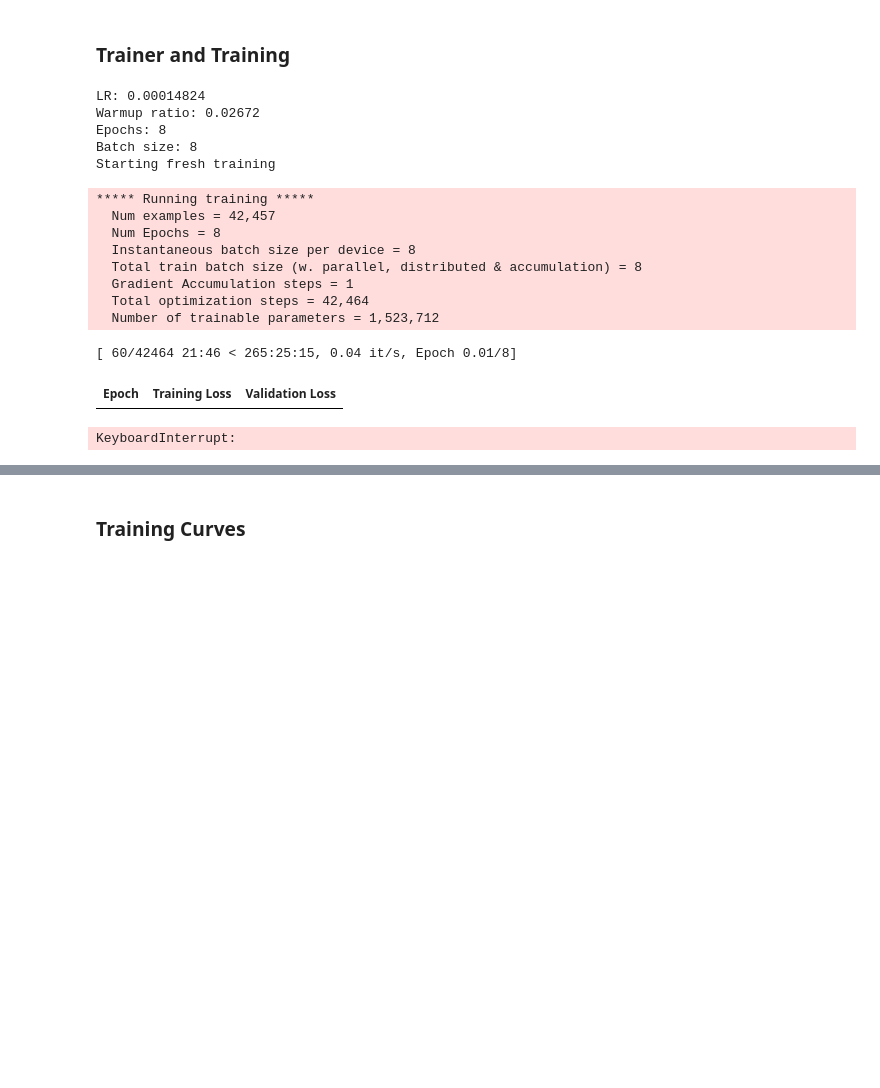
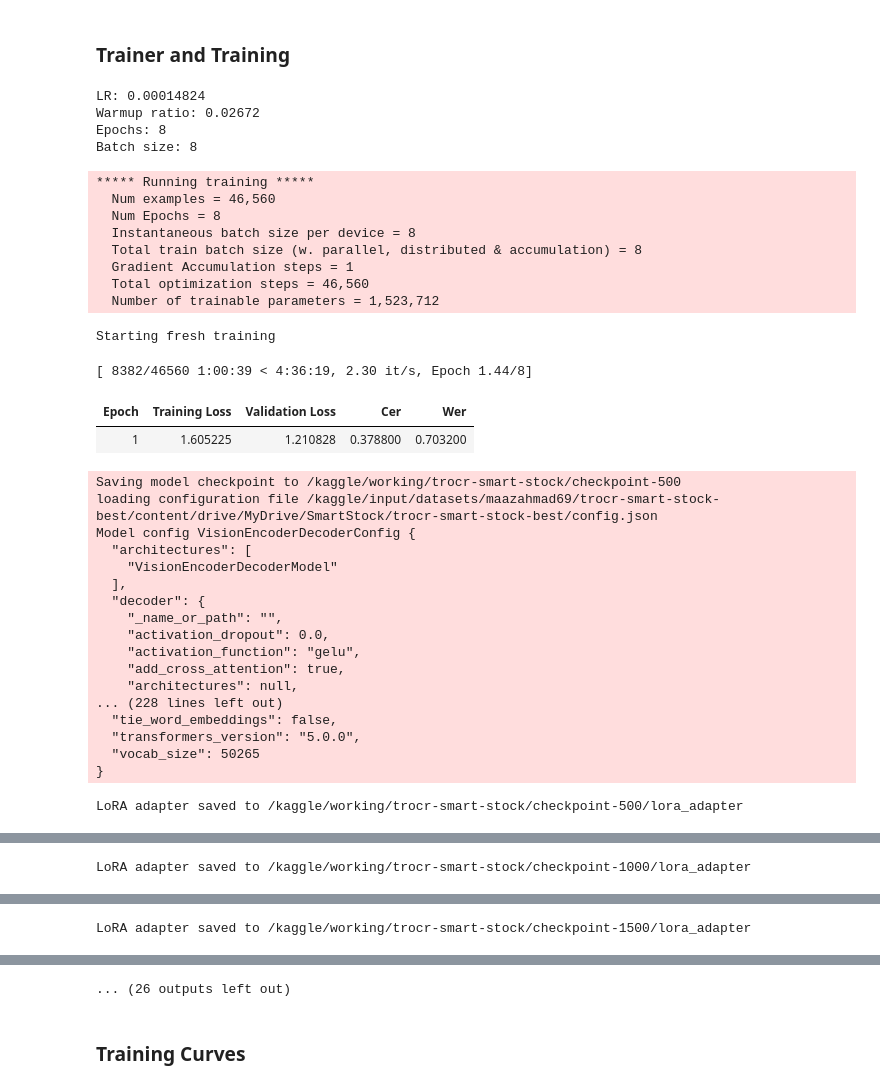
Before and after one commit to Maaz-x14/Smart-Stock, a Jupyter notebook: ml_service/ocr/kaggle_trocr.ipynb, the cells around one changed output, grey strips where cells are left out. Drawn from its saved outputs; the diff is of its cells as text; code cells hidden in the pictures; blank space fills up the shorter version.

```diff
--- a/ml_service/ocr/kaggle_trocr.ipynb
+++ b/ml_service/ocr/kaggle_trocr.ipynb
@@ -385,6 +437,11 @@ from transformers import TrOCRProcessor
 processor = TrOCRProcessor.from_pretrained("microsoft/trocr-base-printed")
 
 def preprocess_trocr(example, augment: bool = False):
+    """
+    Preprocess a single (image_bytes, text) example at access time.
+    Returns dict with pixel_values (tensor) and labels (tensor).
+    Padding tokens replaced with -100 so loss ignores them.
+    """
     image = Image.open(io.BytesIO(example["image_bytes"])).convert("RGB")
 
     if augment:
@@ -411,6 +468,18 @@ def preprocess_trocr(example, augment: bool = False):
 
 
 class TrOCRDataset(TorchDataset):
+    """
+    On-the-fly preprocessing — processes each example at access time.
+    Replaces .map() which caused either:
+      - OOM (keep_in_memory=True on 46k examples)
+      - OSError Errno 28 (cache writing to read-only /kaggle/input/)
+    Zero disk usage, zero RAM accumulation, full dataset used.
+    Compatible with Seq2SeqTrainer.
+
+    NOTE: This is a PyTorch Dataset — it has no .select() method.
+    For Optuna subset selection, use combined_dataset["train"].select(...)
+    (the HuggingFace dataset) and then wrap in TrOCRDataset().
+    """
     def __init__(self, hf_dataset, augment: bool = False):
         self.data    = hf_dataset
         self.augment = augment
@@ -498,5 +578,10 @@ No adapter checkpoint found — fresh LoRA applied
 # %%
 def collate_fn(batch):
+    """
+    Custom collator for TrOCR.
+    pixel_values and labels are tensors returned by TrOCRDataset.__getitem__.
+    torch.stack combines them into batches for the Trainer.
+    """
     pixel_values = torch.stack([item["pixel_values"] for item in batch])
     labels       = torch.stack([item["labels"]       for item in batch])
     return {"pixel_values": pixel_values, "labels": labels}
@@ -610,17 +703,24 @@ import numpy as np
 from jiwer import cer, wer
 
 def compute_metrics(pred):
+    """
+    Compute CER and WER for Seq2SeqTrainer.
+    Called at end of each eval epoch with generated token ids.
+    """
     pred_ids   = pred.predictions
     labels_ids = pred.label_ids
 
+    # pred_ids may be float logits (ndim=3) — argmax to get token ids
     if pred_ids.dtype != np.int64 and pred_ids.ndim == 3:
         pred_ids = np.argmax(pred_ids, axis=-1)
 
+    # Clip to valid vocab range — prevents OverflowError during decode
     vocab_size = processor.tokenizer.vocab_size
     pred_ids   = np.clip(pred_ids, 0, vocab_size - 1)
 
     pred_str = processor.batch_decode(pred_ids, skip_special_tokens=True)
 
+    # Replace -100 (padding mask) with pad token id before decoding
     labels_ids[labels_ids == -100] = processor.tokenizer.pad_token_id
     label_str = processor.batch_decode(labels_ids, skip_special_tokens=True)
 
@@ -725,8 +832,13 @@ import shutil
 class LoRASaveCallback(TrainerCallback):
     """
     Saves LoRA adapter weights alongside each Trainer checkpoint.
-    Without this, PEFT checkpoints reload base model config instead
-    of adapter state, causing effective weight reset on resume.
+
+    Without this callback, PEFT silently resets adapter weights on checkpoint
+    reload — the base model config is restored instead of the adapter state.
+    This was Bug #3 in the training history.
+
+    Saves to: checkpoint-{step}/lora_adapter/
+    The find_lora_checkpoints() function in Cell 8 looks for this subdir.
     """
     def on_save(self, args, state, control, **kwargs):
         checkpoint_dir = Path(args.output_dir) / f"checkpoint-{state.global_step}"
@@ -741,7 +853,8 @@ print(f"Warmup ratio: {training_args.warmup_ratio}")
 print(f"Epochs: {training_args.num_train_epochs}")
 print(f"Batch size: {training_args.per_device_train_batch_size}")
 
-# Remove old checkpoints (no lora_adapter subdir) to avoid interference
+# Remove stale checkpoints from prior bad runs (no lora_adapter subdir)
+# These would be picked up by resume logic but have no usable adapter weights
 if CHECKPOINT_DIR.exists():
     for ckpt in CHECKPOINT_DIR.glob("checkpoint-*"):
         has_adapter = (ckpt / "lora_adapter").exists()
@@ -753,36 +866,54 @@ trainer = Seq2SeqTrainer(
     model=model,
     args=training_args,
     train_dataset=train_dataset,
     eval_dataset=val_dataset,
     data_collator=collate_fn,
     compute_metrics=compute_metrics,
     callbacks=[LoRASaveCallback()],
 )
 
 # Resume from latest valid checkpoint if available
 valid_checkpoints = sorted(CHECKPOINT_DIR.glob("checkpoint-*"))
 resume_from = str(valid_checkpoints[-1]) if valid_checkpoints else None
 
 if resume_from:
     print(f"Resuming from: {resume_from}")
 else:
     print("Starting fresh training")
 
 trainer.train(resume_from_checkpoint=resume_from)
 # %% [output]
 LR: 0.00014824
 Warmup ratio: 0.02672
 Epochs: 8
 Batch size: 8
-Starting fresh training
 ***** Running training *****
-  Num examples = 42,457
+  Num examples = 46,560
   Num Epochs = 8
   Instantaneous batch size per device = 8
   Total train batch size (w. parallel, distributed & accumulation) = 8
   Gradient Accumulation steps = 1
-  Total optimization steps = 42,464
+  Total optimization steps = 46,560
   Number of trainable parameters = 1,523,712
-[ 60/42464 21:46 < 265:25:15, 0.04 it/s, Epoch 0.01/8]
+Starting fresh training
+[ 8382/46560 1:00:39 < 4:36:19, 2.30 it/s, Epoch 1.44/8]
-| Epoch | Training Loss | Validation Loss |
+| Epoch | Training Loss | Validation Loss | Cer | Wer |
+| 1 | 1.605225 | 1.210828 | 0.378800 | 0.703200 |
-KeyboardInterrupt:
+Saving model checkpoint to /kaggle/working/trocr-smart-stock/checkpoint-500
+loading configuration file /kaggle/input/datasets/maazahmad69/trocr-smart-stock-best/content/drive/MyDrive/SmartStock/trocr-smart-stock-best/config.json
+Model config VisionEncoderDecoderConfig {
+  "architectures": [
+    "VisionEncoderDecoderModel"
+  ],
+  "decoder": {
+    "_name_or_path": "",
+    "activation_dropout": 0.0,
+    "activation_function": "gelu",
+    "add_cross_attention": true,
+    "architectures": null,
+... (228 lines left out)
+  "tie_word_embeddings": false,
+  "transformers_version": "5.0.0",
+  "vocab_size": 50265
+}
+LoRA adapter saved to /kaggle/working/trocr-smart-stock/checkpoint-500/lora_adapter
@@ -788,0 +937 @@ KeyboardInterrupt:
+LoRA adapter saved to /kaggle/working/trocr-smart-stock/checkpoint-1000/lora_adapter
@@ -788,0 +955 @@ KeyboardInterrupt:
+LoRA adapter saved to /kaggle/working/trocr-smart-stock/checkpoint-1500/lora_adapter
@@ -789,3 +973,4 @@ KeyboardInterrupt:
+... (26 outputs left out)
 # %% [markdown]
 ### Training Curves
 # %%
```
Also changed, not shown: parts of 24 cells of this notebook.
